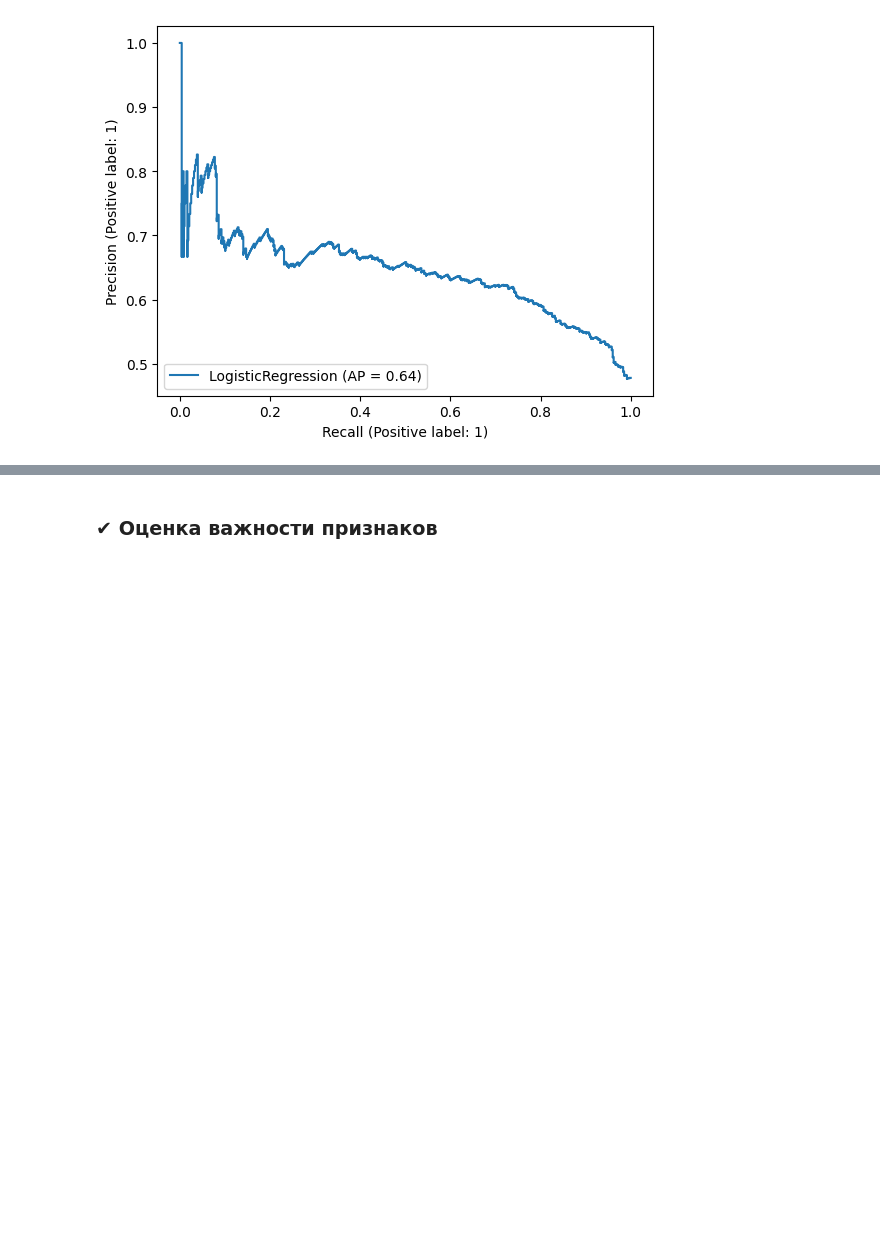
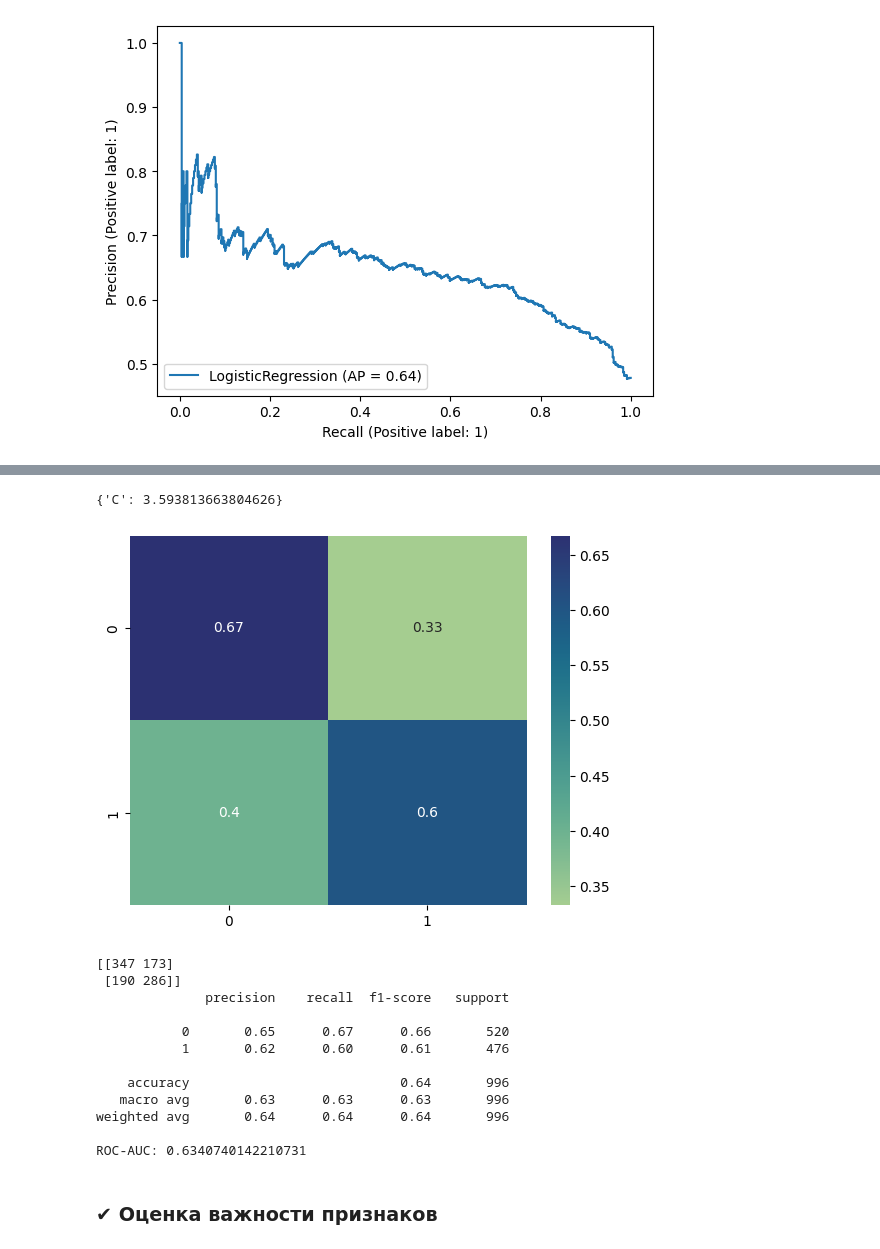
Before and after one commit to h4cktivist/hse-linear-models-final, a Jupyter notebook: eda.ipynb, the cells around one changed output, grey strips where cells are left out. Saved outputs shown, nothing was run; the diff lists cells and outputs as text; code cells hidden in the pictures; blank space fills up the shorter version.

```diff
--- a/eda.ipynb
+++ b/eda.ipynb
@@ -492,3 +511,36 @@ weighted avg       0.65      0.65      0.65       996
+# %%
+from sklearn.svm import SVC
+
+model_svc = SVC()
+search = RandomizedSearchCV(
+    model_svc,
+    param_distributions=params,
+    n_iter=5,
+    cv=5
+)
+search.fit(X_train, y_train)
+# %%
+model_svc = search.best_estimator_
+search.best_params_
+# %% [output]
+{'C': 3.593813663804626}
+# %%
+pred = model_svc.predict(X_test)
+create_confusion_matrix(y_test, pred)
+# %% [output]
+[figure, added]
+[[347 173]
+ [190 286]]
+              precision    recall  f1-score   support
+
+           0       0.65      0.67      0.66       520
+           1       0.62      0.60      0.61       476
+
+    accuracy                           0.64       996
+   macro avg       0.63      0.63      0.63       996
+weighted avg       0.64      0.64      0.64       996
+
+ROC-AUC: 0.6340740142210731
 # %% [markdown]
 ### ✔ Оценка важности признаков
 # %%
```
Also changed, not shown: parts of 16 cells of this notebook, 1 other file.
